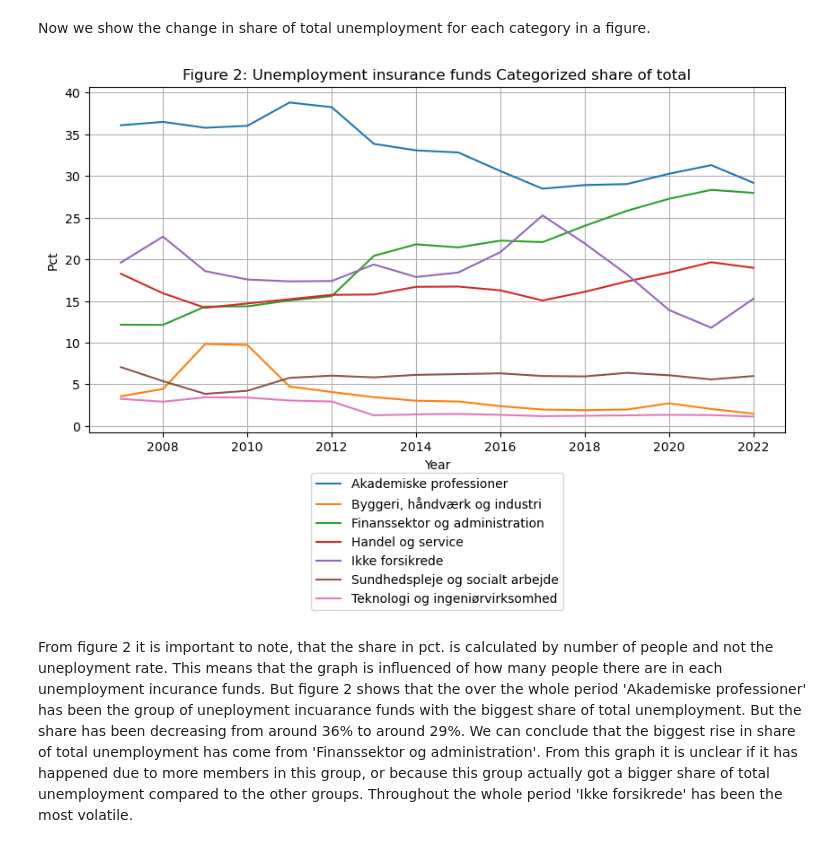
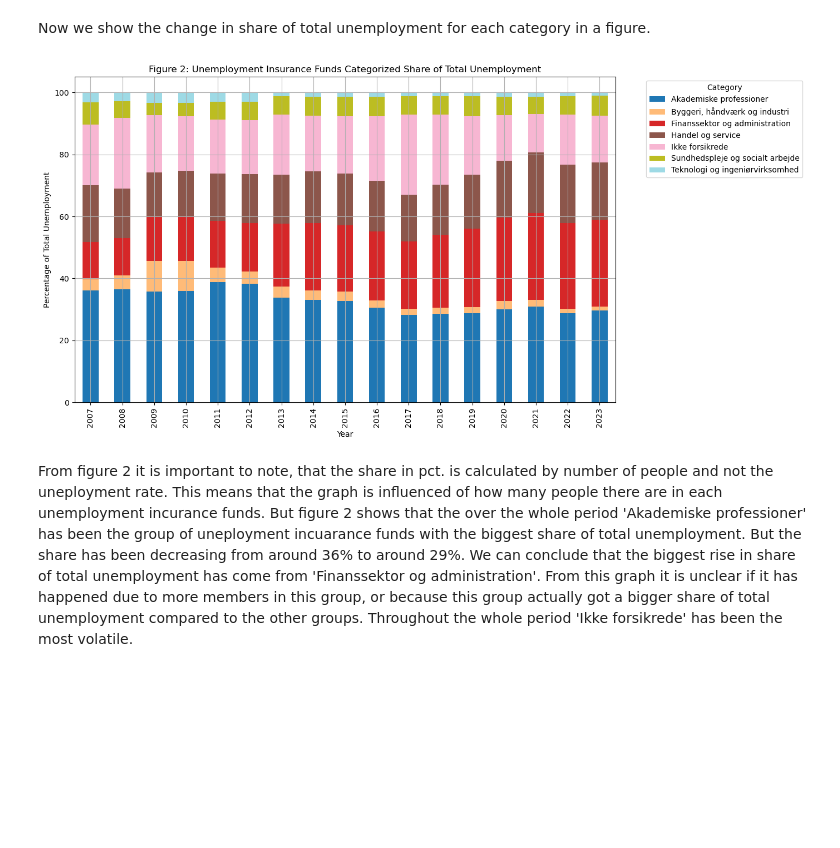
Before and after one commit to NumEconCopenhagen/projects-2024-tummeren-olli, a Jupyter notebook: dataproject/dataproject.ipynb, the cells around one changed output. Cells and saved outputs as stored; diff of their text form; code cells hidden in the pictures; blank space fills up the shorter version.

```diff
--- a/dataproject/dataproject.ipynb
+++ b/dataproject/dataproject.ipynb
@@ -248,31 +190,22 @@ unemp_api.head(10)
 # %% [markdown]
 Now we show the change in share of total unemployment for each category in a figure.
-# %%
-# We start of by grouping by 'TID' and 'Category' and calculate the sum of 'Share in pct.'
-grouped = unemp_api.groupby(['TID', 'Category'])['Share in pct.'].sum().reset_index()
-
-# We create a figure and a set of subplots
-fig, ax = plt.subplots(figsize=(10, 5))
-
-# Then we loop through each category and plot the values
-for name, group in grouped.groupby('Category'):
-    ax.plot(group['TID'], group['Share in pct.'], label=name)
-
-# Before plotting the graph we add gridlines, titles, legend and axis labels
-ax.legend(bbox_to_anchor=(0.5, -0.1), loc='upper center')
-
-ax.grid(True)
-
-ax.set_title('Figure 2: Unemployment insurance funds Categorized share of total')
-
-ax.set_xlabel('Year')
-
-ax.set_ylabel('Pct')
-
-# At last we show the plot
-plt.show()
-# %% [output]
-[figure, removed]
+# %%
+# We start by grouping by 'TID' and 'Category' and calculating the sum of 'Share in pct.'
+grouped = unemp_data.groupby(['TID', 'Category'])['Share in pct.'].sum().unstack().fillna(0)
+
+# Create a stacked bar plot
+grouped.plot(kind='bar', stacked=True, figsize=(14, 7), colormap='tab20')
+
+# Add gridlines, titles, legend, and axis labels
+plt.grid(True)
+plt.title('Figure 2: Unemployment Insurance Funds Categorized Share of Total Unemployment')
+plt.xlabel('Year')
+plt.ylabel('Percentage of Total Unemployment')
+plt.legend(title='Category', bbox_to_anchor=(1.05, 1), loc='upper left')
+plt.tight_layout()
+plt.show()
+# %% [output]
+[figure, added]
 # %% [markdown]
 From figure 2 it is important to note, that the share in pct. is calculated by number of people and not the uneployment rate. This means that the graph is influenced of how many people there are in each unemployment incurance funds. But figure 2 shows that the over the whole period 'Akademiske professioner' has been the group of uneployment incuarance funds with the biggest share of total unemployment. But the share has been decreasing from around 36% to around 29%. We can conclude that the biggest rise in share of total unemployment has come from 'Finanssektor og administration'. From this graph it is unclear if it has happened due to more members in this group, or because this group actually got a bigger share of total unemployment compared to the other groups. Throughout the whole period 'Ikke forsikrede' has been the most volatile.
 # %% [markdown]
```
Also changed, not shown: parts of 37 cells of this notebook, 3 other files.
